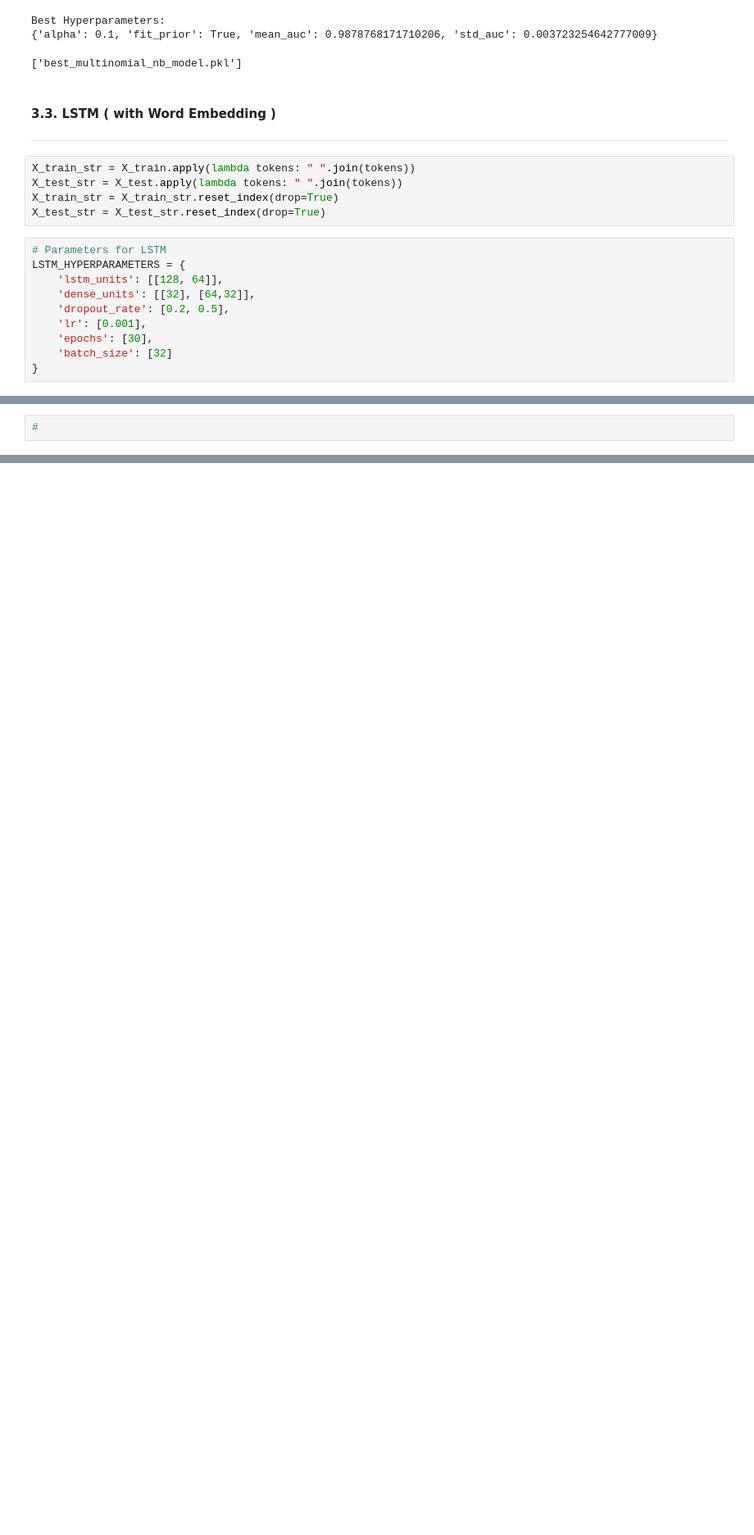
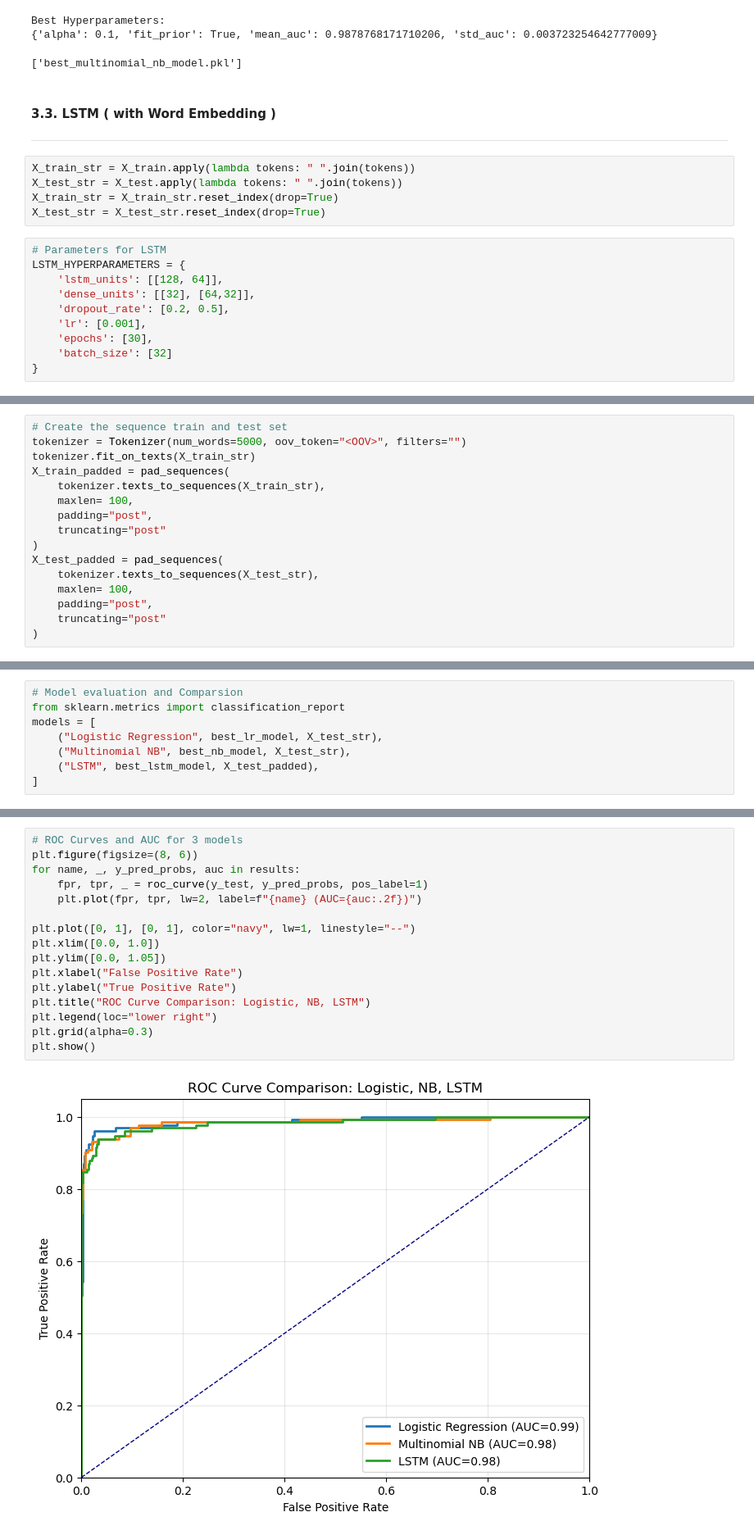
Before and after one commit to MarcusDo/NLP-Assignment3-SNS-SpamDetection, a Jupyter notebook: model/main.ipynb, the cells around one changed output, grey strips where cells are left out. Shown at 82% size. Cells and saved outputs as stored; diff of their text form; blank space fills up the shorter version.

```diff
--- a/model/main.ipynb
+++ b/model/main.ipynb
@@ -499,5 +503,19 @@ KeyboardInterrupt:
 # %%
-#
+# Create the sequence train and test set
+tokenizer = Tokenizer(num_words=5000, oov_token="<OOV>", filters="")
+tokenizer.fit_on_texts(X_train_str)
+X_train_padded = pad_sequences(
+    tokenizer.texts_to_sequences(X_train_str),
+    maxlen= 100,
+    padding="post",
+    truncating="post"
+)
+X_test_padded = pad_sequences(
+    tokenizer.texts_to_sequences(X_test_str),
+    maxlen= 100,
+    padding="post",
+    truncating="post"
+)
 # %%
 # Find best result
 best_result = max(results, key=lambda x: x["mean_auc"])
@@ -562 +550,9 @@ def evaluate(model, X_test, y_test, include_roc=True, include_cr = True, include
+# %%
+# Model evaluation and Comparsion
+from sklearn.metrics import classification_report
+models = [
+    ("Logistic Regression", best_lr_model, X_test_str),
+    ("Multinomial NB", best_nb_model, X_test_str),
+    ("LSTM", best_lstm_model, X_test_padded),
+]
 # %%
@@ -670,0 +603,18 @@ weighted avg     0.7627    0.8733    0.8142      1034
+# %%
+# ROC Curves and AUC for 3 models
+plt.figure(figsize=(8, 6))
+for name, _, y_pred_probs, auc in results:
+    fpr, tpr, _ = roc_curve(y_test, y_pred_probs, pos_label=1)
+    plt.plot(fpr, tpr, lw=2, label=f"{name} (AUC={auc:.2f})")
+
+plt.plot([0, 1], [0, 1], color="navy", lw=1, linestyle="--")
+plt.xlim([0.0, 1.0])
+plt.ylim([0.0, 1.05])
+plt.xlabel("False Positive Rate")
+plt.ylabel("True Positive Rate")
+plt.title("ROC Curve Comparison: Logistic, NB, LSTM")
+plt.legend(loc="lower right")
+plt.grid(alpha=0.3)
+plt.show()
+# %% [output]
+[figure, added]
```
Also changed, not shown: parts of 8 cells of this notebook, 3 other files.
